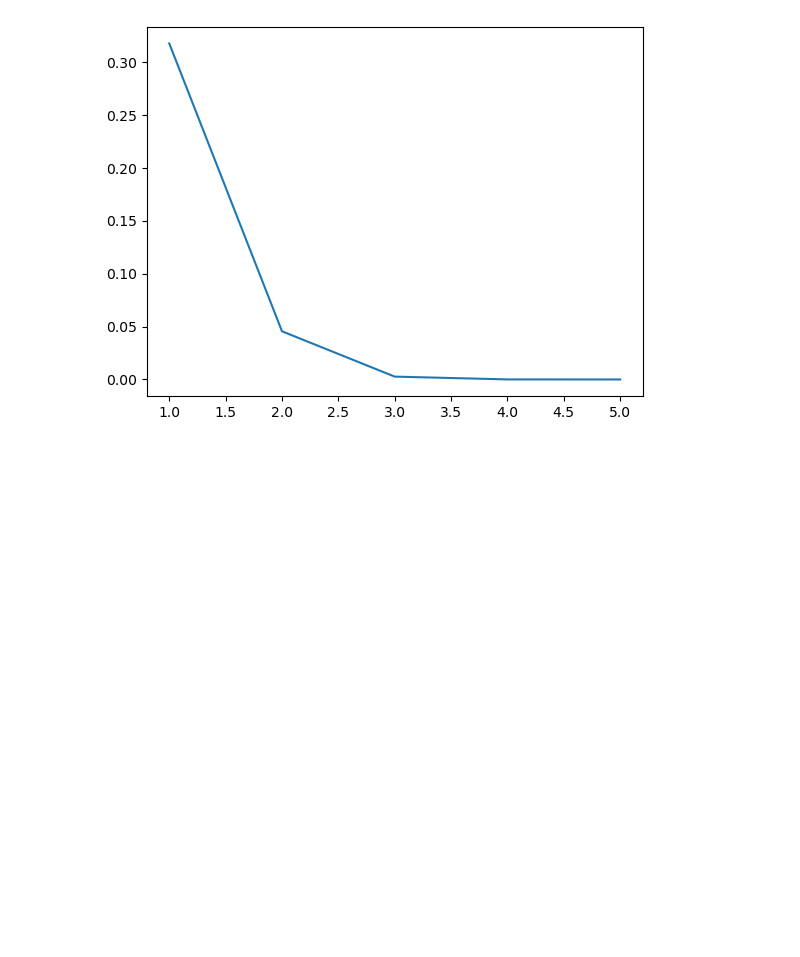
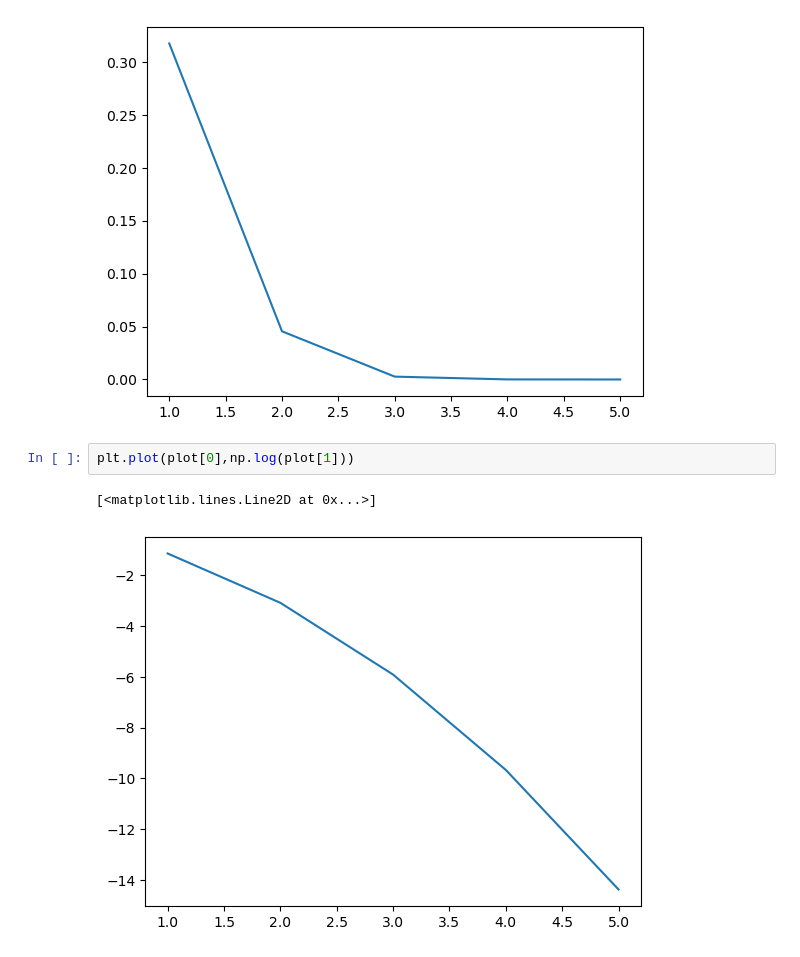
Before and after one commit to maxspiv/Advanced-Probability, a Jupyter notebook: AP Day 35.ipynb, the cells around one changed output. Drawn from its saved outputs; the diff is of its cells as text; blank space fills up the shorter version.

```diff
--- a/AP Day 35.ipynb
+++ b/AP Day 35.ipynb
@@ -26,3 +26,8 @@ plt.plot(plot[0],plot[1])
 # %% [output]
 [<matplotlib.lines.Line2D at 0x...>]
 [figure]
+# %%
+plt.plot(plot[0],np.log(plot[1]))
+# %% [output]
+[<matplotlib.lines.Line2D at 0x...>]
+[figure, added]
```
